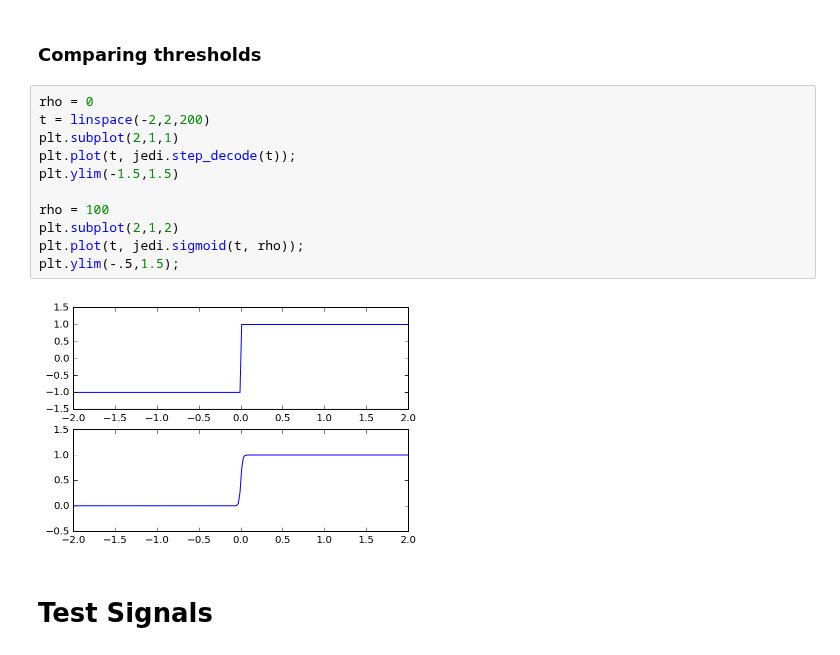
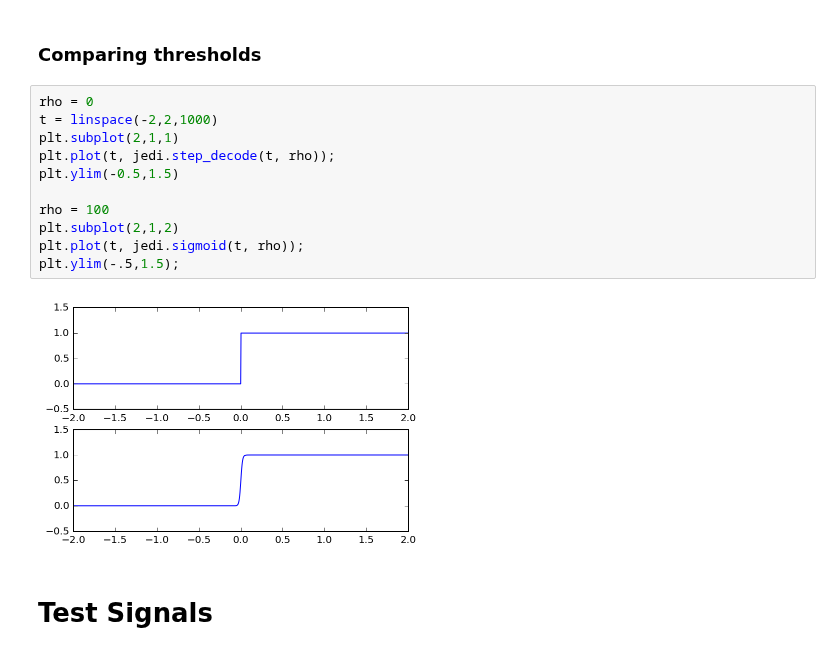
Before and after one commit to avicennax/jedi, a Jupyter notebook: notebooks/SFORCE Stability.ipynb, the cells around one changed output. Cells and saved outputs as stored; diff of their text form.

```diff
--- a/notebooks/SFORCE Stability.ipynb
+++ b/notebooks/SFORCE Stability.ipynb
@@ -30,17 +30,17 @@ seeds = random.sample(range(100000), 1)
 ### Comparing thresholds
 # %%
 rho = 0
-t = linspace(-2,2,200)
+t = linspace(-2,2,1000)
 plt.subplot(2,1,1)
-plt.plot(t, jedi.step_decode(t));
-plt.ylim(-1.5,1.5)
+plt.plot(t, jedi.step_decode(t, rho));
+plt.ylim(-0.5,1.5)
 
 rho = 100
 plt.subplot(2,1,2)
 plt.plot(t, jedi.sigmoid(t, rho));
 plt.ylim(-.5,1.5);
 # %% [output]
-[figure, old version]
+[figure, new version]
 # %% [markdown]
 # Test Signals
 # %% [markdown]
```
Also changed, not shown: parts of 43 cells of this notebook, 3 other files.
